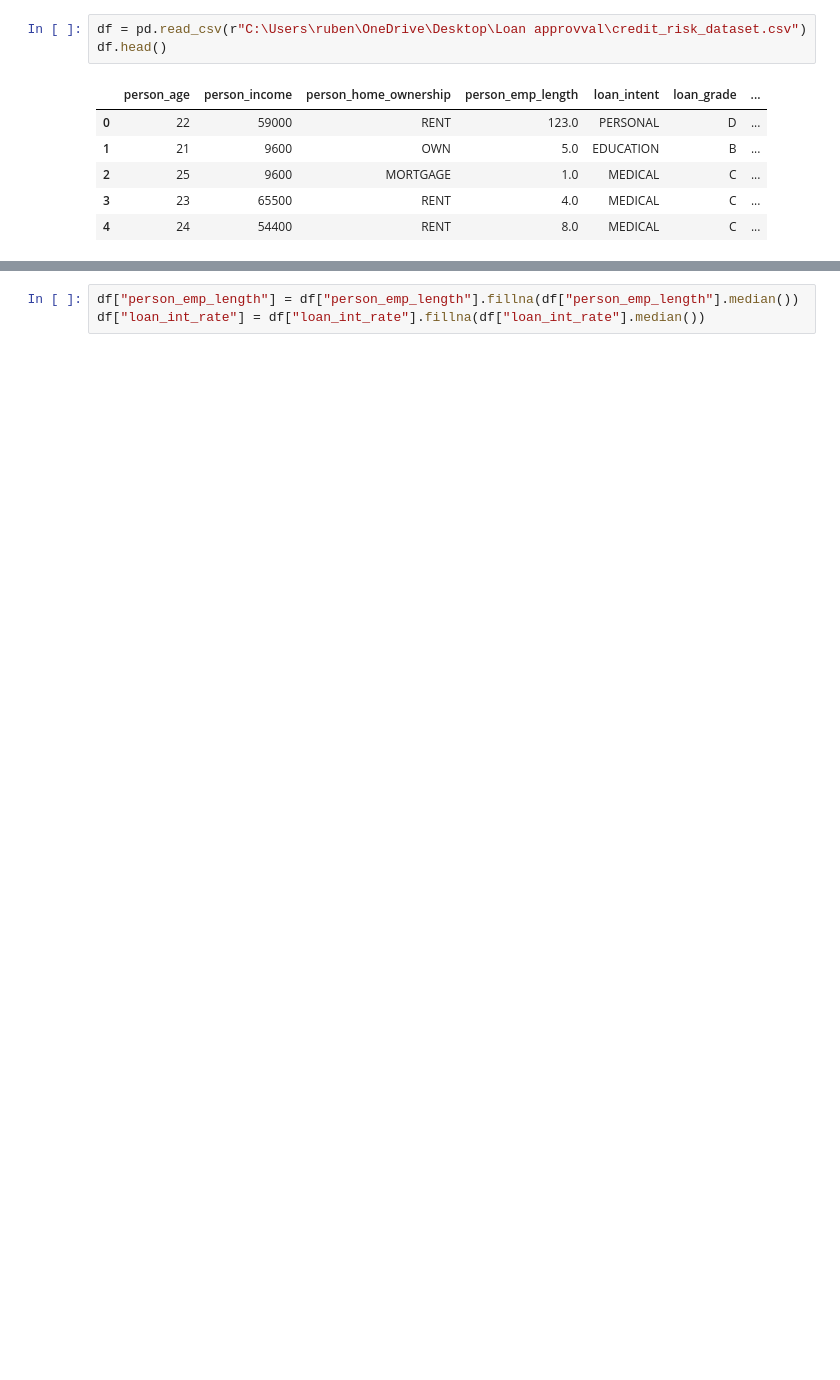
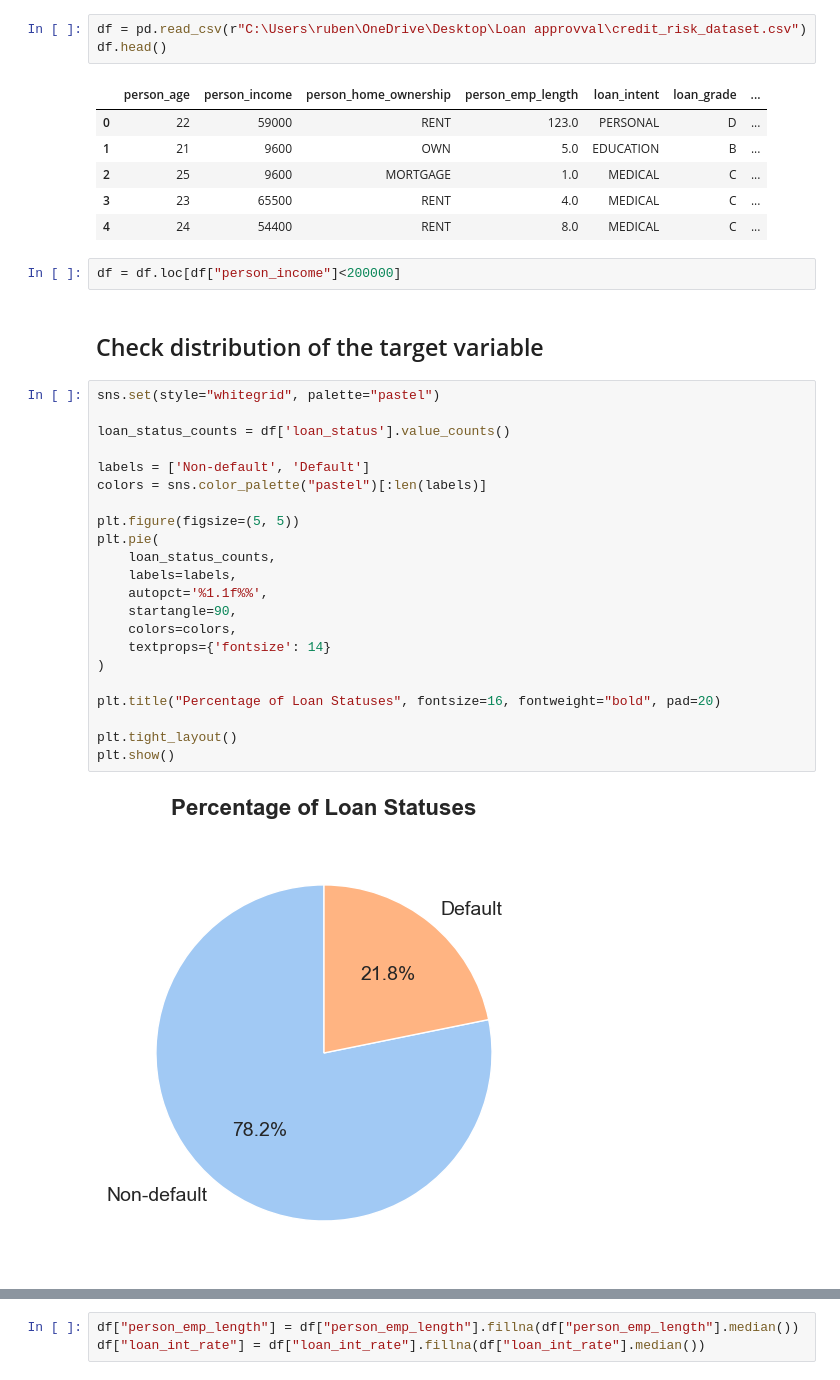
Before and after one commit to Ruben-Boeckx/Loan-approval, a Jupyter notebook: Draft.ipynb, the cells around one changed output, grey strips where cells are left out. Saved outputs shown, nothing was run; the diff lists cells and outputs as text; blank space fills up the shorter version.

```diff
--- a/Draft.ipynb
+++ b/Draft.ipynb
@@ -14,3 +15,31 @@ df.head()
 | 2 | 25 | 9600 | MORTGAGE | 1.0 | MEDICAL | C | ... |
 | 3 | 23 | 65500 | RENT | 4.0 | MEDICAL | C | ... |
 | 4 | 24 | 54400 | RENT | 8.0 | MEDICAL | C | ... |
+# %%
+df = df.loc[df["person_income"]<200000]
+# %% [markdown]
+## Check distribution of the target variable
+# %%
+sns.set(style="whitegrid", palette="pastel")
+
+loan_status_counts = df['loan_status'].value_counts()
+
+labels = ['Non-default', 'Default']
+colors = sns.color_palette("pastel")[:len(labels)]
+
+plt.figure(figsize=(5, 5))
+plt.pie(
+    loan_status_counts,
+    labels=labels,
+    autopct='%1.1f%%',
+    startangle=90,
+    colors=colors,
+    textprops={'fontsize': 14}
+)
+
+plt.title("Percentage of Loan Statuses", fontsize=16, fontweight="bold", pad=20)
+
+plt.tight_layout()
+plt.show()
+# %% [output]
+[figure, added]
```
Also changed, not shown: parts of 38 cells of this notebook.
